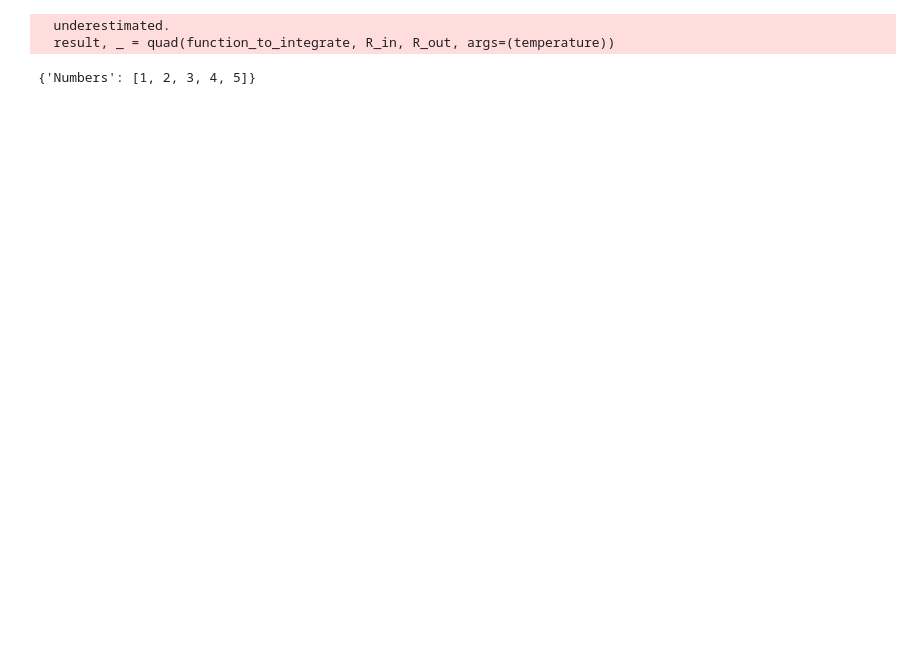
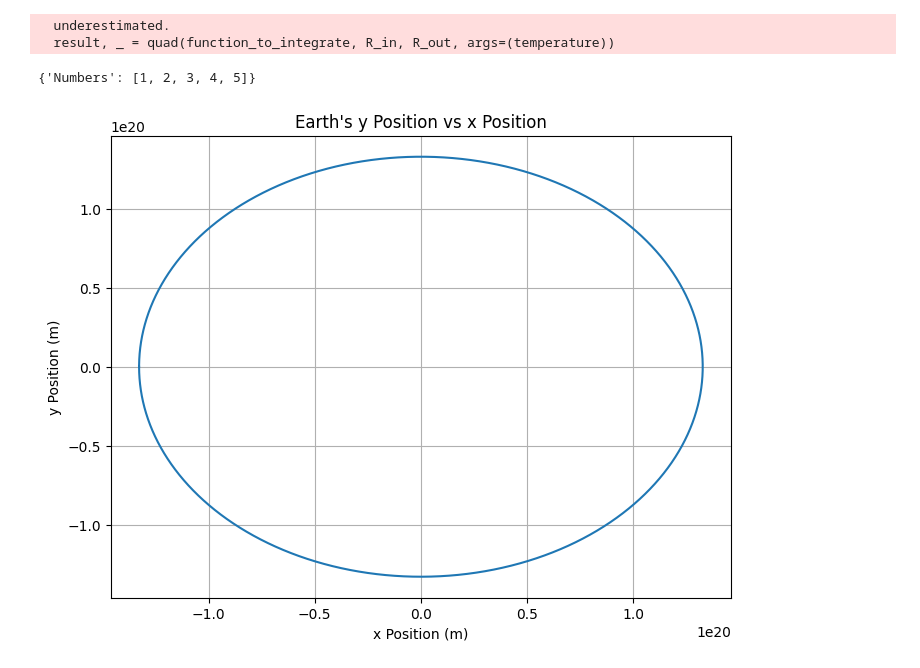
Before and after one commit to Maurone7/Upper-Sco-2022, a Jupyter notebook: theoretical_vs_measured_flux.ipynb, the cells around one changed output. Cells and saved outputs as stored; diff of their text form; code cells hidden in the pictures; blank space fills up the shorter version.

```diff
--- a/theoretical_vs_measured_flux.ipynb
+++ b/theoretical_vs_measured_flux.ipynb
@@ -330,3 +319,41 @@ dict[number] = number_list
 print(dict)
 # %% [output]
 {'Numbers': [1, 2, 3, 4, 5]}
+# %%
+import numpy as np
+import matplotlib.pyplot as plt
+
+# Constants
+G = 6.67430e-11  # Gravitational constant (m^3 kg^−1 s^−2)
+M = 1.989e30  # Mass of the Sun (kg)
+
+# Initial conditions
+r_initial = 147e9  # Initial distance from the Sun (m)
+v_initial = 29.29e3  # Initial velocity of Earth (m/s)
+
+# Time
+t_start = 0
+t_end = 31536000  # 1 year (s)
+dt = 3600  # Time step (s)
+
+# Array of time values
+t = np.arange(t_start, t_end, dt)
+
+# Calculate the position equation in polar coordinates
+r_polar = (v_initial - (G * M) / r_initial) * r_initial * np.exp(-G * t / r_initial) + (G * M) / ((v_initial - (G * M) / r_initial))
+theta = 2 * np.pi * t / (365 * 24 * 60 * 60)
+
+# Convert polar coordinates to Cartesian coordinates
+x = r_polar * np.cos(theta)
+y = r_polar * np.sin(theta)
+
+# Plot y position vs x position
+plt.figure(figsize=(8, 6))
+plt.plot(x, y)
+plt.title('Earth\'s y Position vs x Position')
+plt.xlabel('x Position (m)')
+plt.ylabel('y Position (m)')
+plt.grid(True)
+plt.show()
+# %% [output]
+[figure, added]
```
Also changed, not shown: parts of 2 cells of this notebook, 5 other files.
